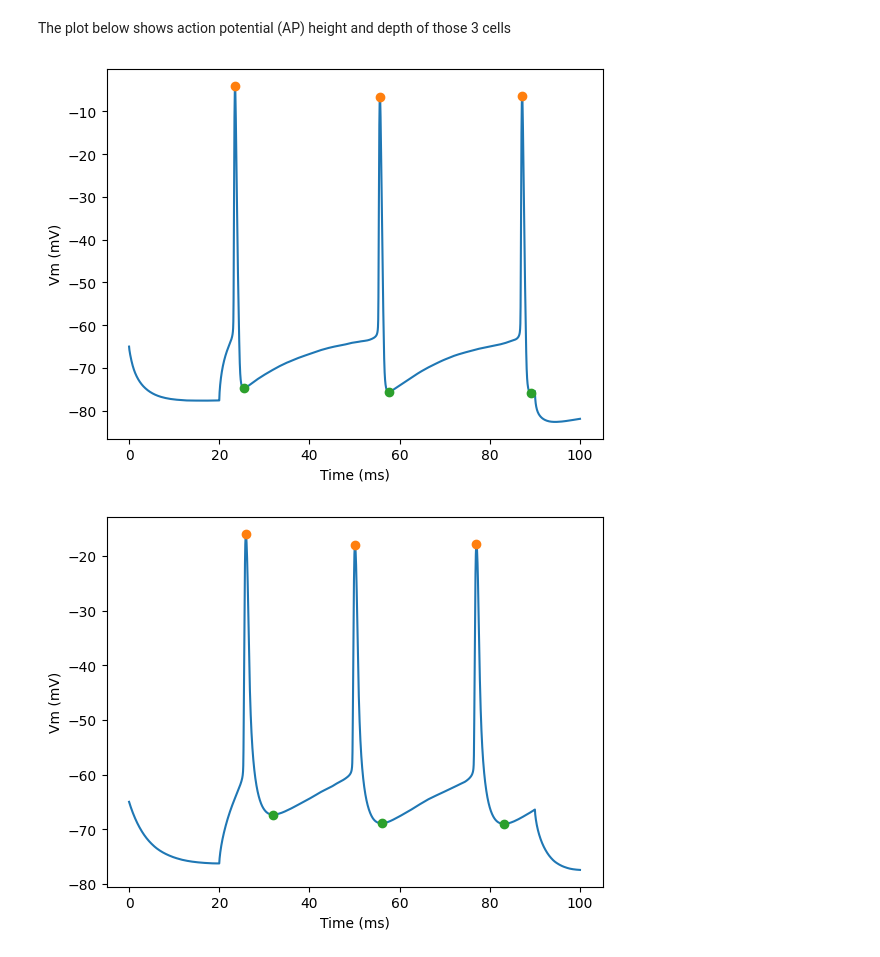
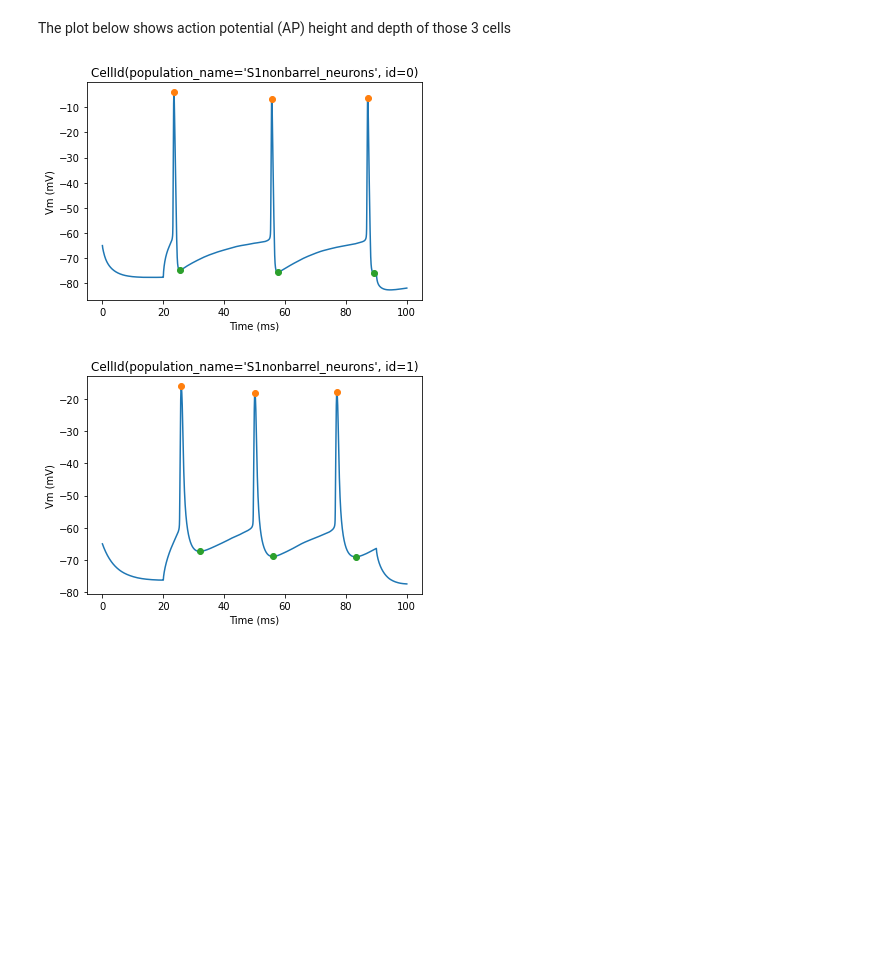
Before and after one commit to BlueBrain/eFEL, a Jupyter notebook: examples/sonata-network/sonata-network.ipynb, the cells around one changed output. Saved outputs shown, nothing was run; the diff lists cells and outputs as text; code cells hidden in the pictures; blank space fills up the shorter version.

Commit message:
add plot title

```diff
--- a/examples/sonata-network/sonata-network.ipynb
+++ b/examples/sonata-network/sonata-network.ipynb
@@ -103,25 +103,26 @@ features = ['peak_time', 'AHP_time_from_peak', 'AP_height', 'AHP_depth_abs']
 # %% [markdown]
 Finally, we perform the feature extraction
 # %%
-traces_results = efel.getFeatureValues(traces, features)
+traces_results = efel.get_feature_values(traces, features)
 # %% [markdown]
 The plot below shows action potential (AP) height and depth of those 3 cells
 # %%
 import pylab
-for trace, trace_result in zip(traces, traces_results):
+for trace, trace_result, cell_id in zip(traces, traces_results, sim.cells):
     time = trace['T']
     voltage = trace['V']
     peak_times = trace_result['peak_time']
     ahp_time = trace_result['AHP_time_from_peak']
     ap_heights = trace_result['AP_height']
     AHP_depth_abss = trace_result['AHP_depth_abs']
 
+    pylab.title(cell_id)
     pylab.plot(time,voltage)
     pylab.plot(peak_times, ap_heights, 'o')
     pylab.plot(peak_times+ahp_time, AHP_depth_abss, 'o')
     pylab.xlabel('Time (ms)')
     pylab.ylabel('Vm (mV)')
     pylab.show()
 # %% [output]
-[figure, old version]
+[figure, new version]
-[figure, old version]
+[figure, new version]
```
Also changed, not shown: parts of 2 cells of this notebook.
